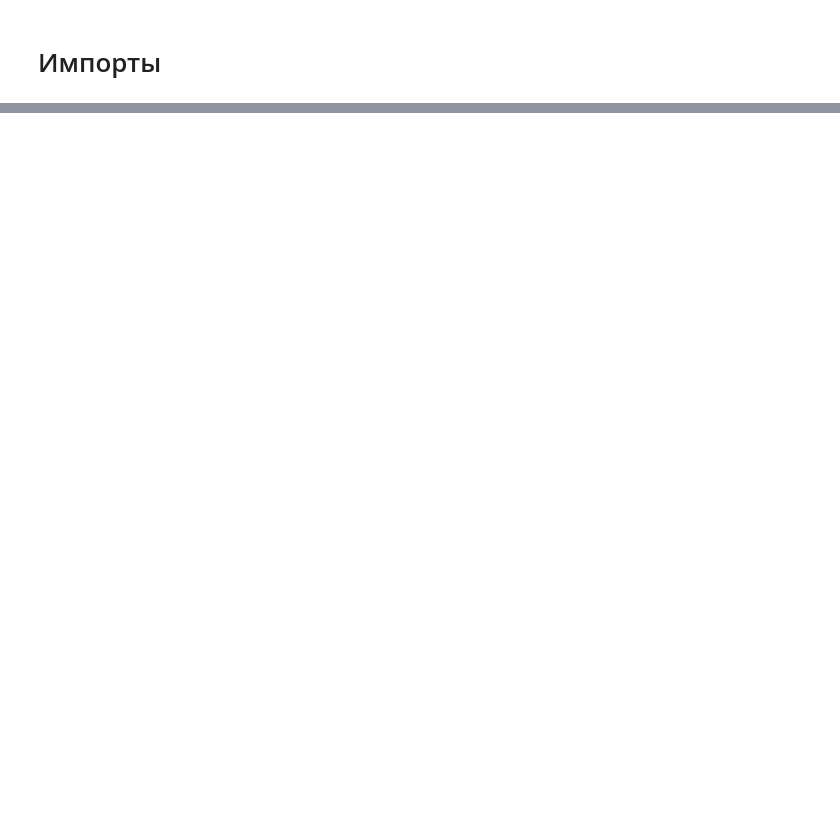
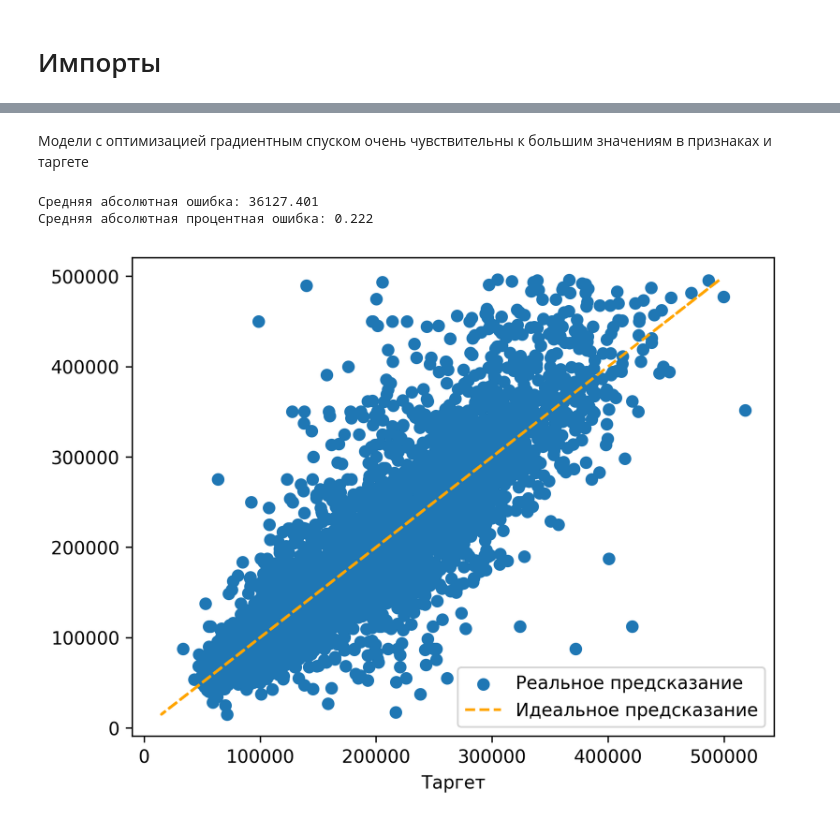
Before and after one commit to AndBoyS/hse-ml-managers, a Jupyter notebook: seminars-2025/sem2.ipynb, the cells around one changed output, grey strips where cells are left out. Cells and saved outputs as stored; diff of their text form; code cells hidden in the pictures; blank space fills up the shorter version.

```diff
--- a/seminars-2025/sem2.ipynb
+++ b/seminars-2025/sem2.ipynb
@@ -195,0 +257,31 @@ with warnings.catch_warnings():
+# %% [markdown]
+Модели с оптимизацией градиентным спуском очень чувствительны к большим значениям в признаках и таргете
+# %%
+X, y = load_hotel_data()
+y_mean, y_std = y.mean(), y.std()
+y = (y - y_mean) / y_std
+X_train, X_test, y_train, y_test = train_test_split(X, y, test_size=0.2, random_state=42)
+model = make_pipeline(
+    SimpleImputer(strategy="constant", fill_value=0),
+    StandardScaler(),
+    MLPRegressor(
+        hidden_layer_sizes=[10, 10],
+        activation="relu",
+        learning_rate="constant",
+        learning_rate_init=0.01,
+        max_iter=1000,
+        random_state=1,
+        solver="sgd",
+    ),
+)
+model.fit(X_train, y_train)
+
+pred = model.predict(X_test)
+# Не делайте так
+pred = pred * y_std + y_mean
+y_test = y_test * y_std + y_mean
+model_summary(y_true=y_test, y_pred=pred)
+# %% [output]
+Средняя абсолютная ошибка: 36127.401
+Средняя абсолютная процентная ошибка: 0.222
+[figure, added]
```
Also changed, not shown: parts of 45 cells of this notebook, 1 other file.
